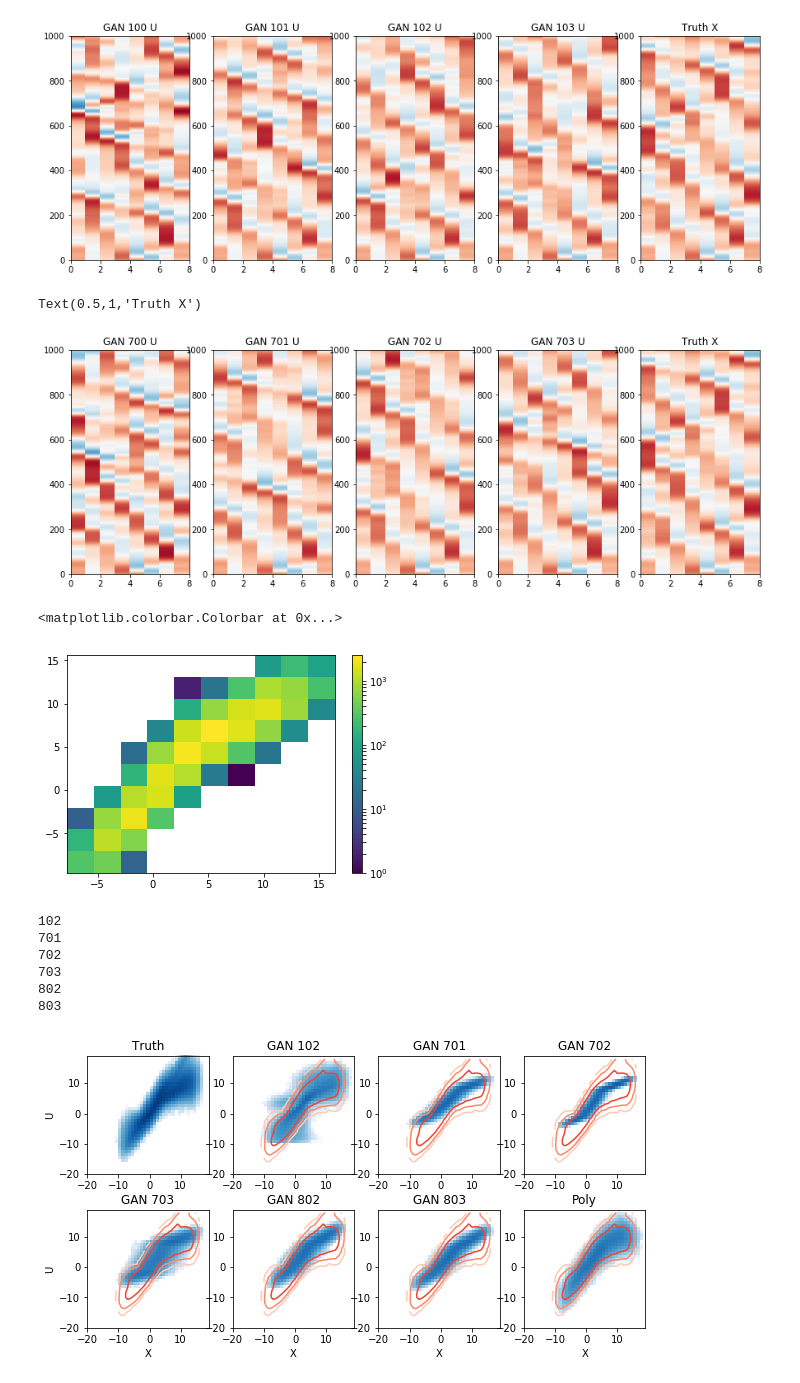
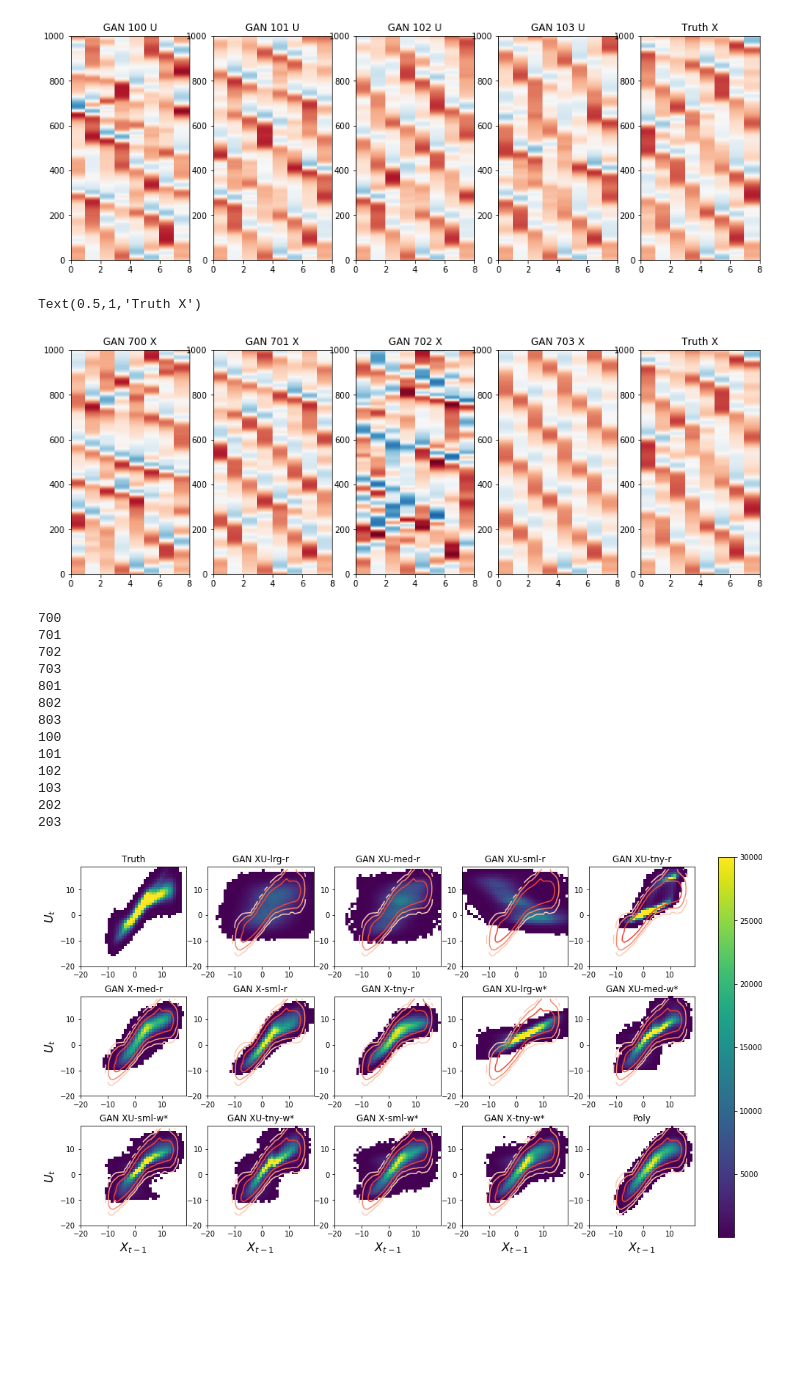
Before and after one commit to djgagne/lorenz_gan, a Jupyter notebook: notebooks/wavelets.ipynb, the cells around one changed output. Drawn from its saved outputs; the diff is of its cells as text; code cells hidden in the pictures; blank space fills up the shorter version.

```diff
--- a/notebooks/wavelets.ipynb
+++ b/notebooks/wavelets.ipynb
@@ -216,0 +74,15 @@ truth_train = pd.read_csv("/glade/work/dgagne/exp_20_stoch/lorenz_combined_outpu
+# %%
+gan_index_color = {100: (0, 0.3052, 0.5057),
+                   101: (0, 0.4470, 0.7410),
+                   102: (0, 0.5364, 0.8892),
+                   103: (0, 0.7558, 1),
+                   202: (0.2796, 0.4044, 0.1128),
+                   203: (0.5126, 0.7414, 0.2068),
+                   700: (0.4250, 0.1625, 0.0490),
+                   701: (0.6375, 0.2438, 0.0735),
+                   702: (0.8500, 0.3250, 0.0980),
+                   703: (1.0, 0.3930, 0.1186),
+                   801: (0.5, 0.352, 0.050),
+                   802: (0.7432, 0.5552, 0.100),
+                   803: (1, 0.83280, 0.150),
+                   900: "navy"}
@@ -381,7 +138,7 @@ plt.savefig("hov_gan_100_u.png", dpi=200, bbox_inches="tight")
 [figure]
 # %%
 plt.figure(figsize=(15, 5))
-for g, gi in enumerate([700, 701, 702, 900]):
+for g, gi in enumerate([700, 701, 702, 802]):
     plt.subplot(1, 5, g + 1)
     plt.pcolormesh(gan_ds[gi]["u"][:1000], vmin=-20, vmax=20, cmap="RdBu_r")
     plt.title("GAN {0:d} U".format(gi))
@@ -421,47 +177,55 @@ plt.figure(figsize=(15, 5))
 for g, gi in enumerate([700, 701, 702, 703]):
     plt.subplot(1, 5, g + 1)
     plt.pcolormesh(gan_ds[gi]["x"][:1000], vmin=-20, vmax=20, cmap="RdBu_r")
-    plt.title("GAN {0:d} U".format(gi))
+    plt.title("GAN {0:d} X".format(gi))
 plt.subplot(1, 5, 5)
 plt.pcolormesh(X_out[l_start:l_start + 1000], vmin=-20, vmax=20, cmap="RdBu_r")
 plt.title("Truth X")
 # %% [output]
 Text(0.5,1,'Truth X')
-[figure, old version]
+[figure, new version]
-# %%
-plt.hist2d(gan_ds_1[602]["x"][:30000, 0], gan_ds_1[602]["u"][:30000, 0], cmin=1, norm=LogNorm())
-plt.colorbar()
-# %% [output]
-<matplotlib.colorbar.Colorbar at 0x...>
-[figure, removed]
 # %%
-plt.figure(figsize=(10, 5))
+fig = plt.figure(figsize=(15, 9))
 plt.subplots_adjust(hspace=0.3)
-plt.subplot(2, 4, 1)
-h2d_truth, h2d_x_bins, h2d_y_bins, stuff = plt.hist2d(truth_ts["X_t"], truth_ts["Ux_t+1"], bins=np.arange(-20, 20), cmin=1, vmin=1, vmax=100000, cmap="Blues", norm=LogNorm())
+plt.subplot(3, 5, 1)
+h2d_truth, h2d_x_bins, h2d_y_bins, stuff = plt.hist2d(truth_ts["X_t"], truth_ts["Ux_t+1"],
+                                                      bins=np.arange(-20, 20), cmin=1, vmin=1, vmax=30000, cmap="viridis")
 plt.title("Truth")
-plt.ylabel("U")
-for g, gi in enumerate([102, 701, 702, 703, 802, 803]):
+plt.ylabel("$U_t$", fontsize=16)
+titles = ["XU-lrg-r", "XU-med-r", "XU-sml-r", "XU-tny-r", "X-med-r", "X-sml-r", "X-tny-r",
+          "XU-lrg-w*", "XU-med-w*", "XU-sml-w*", "XU-tny-w*", 'X-sml-w*', "X-tny-w*"]
+for g, gi in enumerate([700, 701, 702, 703, 801, 802, 803, 100, 101, 102, 103, 202, 203]):
     print(gi)
-    plt.subplot(2, 4, g + 2)
-    plt.hist2d(gan_ds[gi]["x"][:, 0].values, gan_ds[gi]["u"][:, 0].values, bins=np.arange(-20, 20), cmin=1, vmin=1, vmax=1000000, cmap="Blues", norm=LogNorm())
+    plt.subplot(3, 5, g + 2)
+    plt.hist2d(gan_ds[gi]["x"][:, 1].values, gan_ds[gi]["u"][:, 1].values,
+               bins=np.arange(-20, 20), cmin=1, vmin=1, vmax=30000, cmap="viridis")
     plt.contour(h2d_x_bins[:-1], h2d_y_bins[:-1], h2d_truth.T, np.logspace(0, 6, 6), vmin=1, vmax=1000000, cmap="Reds", norm=LogNorm())
-    plt.title(f"GAN {gi:d}")
-    if g > 2:
-        plt.xlabel("X")
-    if g == 3:
-        plt.ylabel("U")
-plt.subplot(2, 4, 8)
-plt.hist2d(poly["x"][:, 0].values, poly["u"][:, 0].values, bins=np.arange(-20, 20), cmin=1, vmin=1, vmax=1000000, cmap="Blues", norm=LogNorm())
+    plt.title(f"GAN {titles[g]}")
+    if g+2 > 10:
+        plt.xlabel("$X_{t-1}$", fontsize=16)
+    if (g + 1) % 5 == 0:
+        plt.ylabel("$U_t$", fontsize=16)
+plt.subplot(3, 5, 15)
+cont = plt.hist2d(poly["x"][:, 0].values, poly["u"][:, 0].values, bins=np.arange(-20, 20), cmin=1, vmin=1, vmax=30000, cmap="viridis")[-1]
 plt.contour(h2d_x_bins[:-1], h2d_y_bins[:-1], h2d_truth.T, np.logspace(0, 6, 6), vmin=1, vmax=1000000, cmap="Reds", norm=LogNorm())
 plt.title("Poly")
-plt.xlabel("X")
+plt.xlabel("$X_{t-1}$", fontsize=16)
+cb_ax = fig.add_axes([0.93, 0.1, 0.02, 0.8])
+cbar = fig.colorbar(cont, cax=cb_ax)
 plt.savefig("gan_clim_2d_hist.png", dpi=200, bbox_inches="tight")
+plt.savefig("gan_clim_2d_hist.pdf", dpi=200, bbox_inches="tight")
 # %% [output]
-102
+700
 701
 702
 703
+801
 802
 803
+100
+101
+102
+103
+202
+203
-[figure, old version]
+[figure, new version]
```
Also changed, not shown: parts of 85 cells of this notebook, 45 other files.
